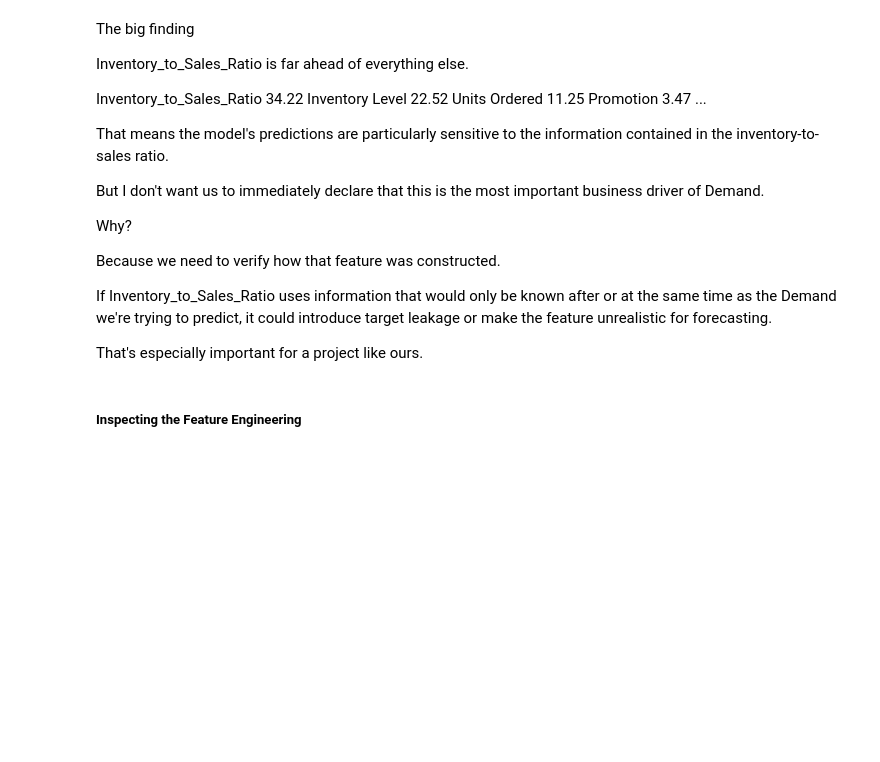
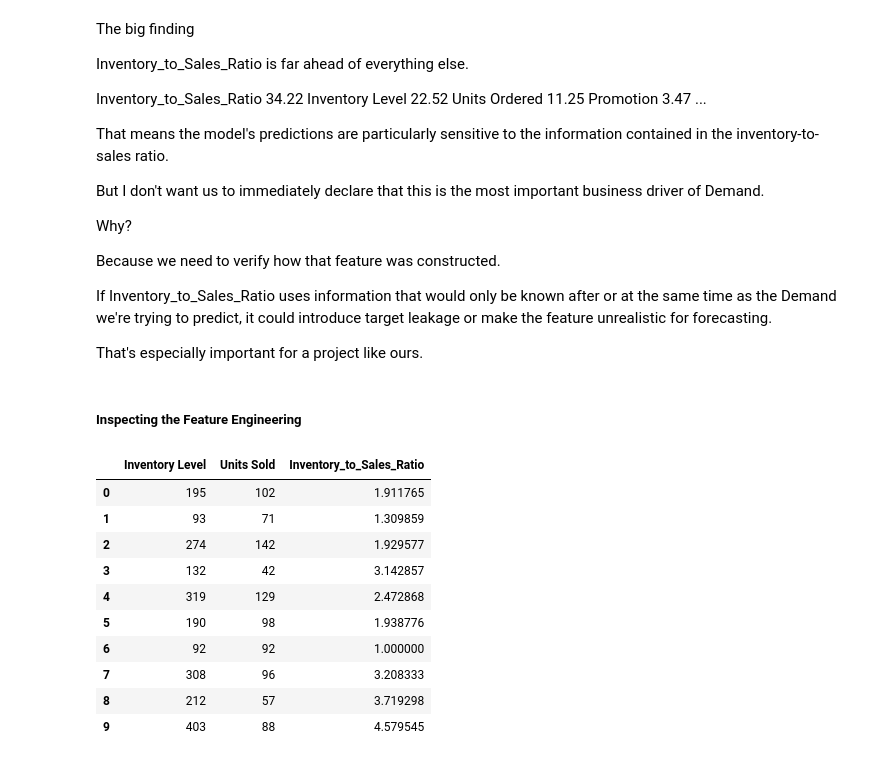
Before and after one commit to TejasMJ/retail-demand-intelligence, a Jupyter notebook: notebooks/07_model_explainability.ipynb, the cells around one changed output. Cells and saved outputs as stored; diff of their text form; code cells hidden in the pictures; blank space fills up the shorter version.

```diff
--- a/notebooks/07_model_explainability.ipynb
+++ b/notebooks/07_model_explainability.ipynb
@@ -257,3 +257,25 @@ If Inventory_to_Sales_Ratio uses information that would only be known after or a
 That's especially important for a project like ours.
 # %% [markdown]
 ##### Inspecting the Feature Engineering
+# %%
+# Inspecting the inventory-to-sales ratio.
+
+df[
+    [
+        'Inventory Level',
+        'Units Sold',
+        'Inventory_to_Sales_Ratio'
+    ]
+].head(10)
+# %% [output]
+|  | Inventory Level | Units Sold | Inventory_to_Sales_Ratio |
+| 0 | 195 | 102 | 1.911765 |
+| 1 | 93 | 71 | 1.309859 |
+| 2 | 274 | 142 | 1.929577 |
+| 3 | 132 | 42 | 3.142857 |
+| 4 | 319 | 129 | 2.472868 |
+| 5 | 190 | 98 | 1.938776 |
+| 6 | 92 | 92 | 1.000000 |
+| 7 | 308 | 96 | 3.208333 |
+| 8 | 212 | 57 | 3.719298 |
+| 9 | 403 | 88 | 4.579545 |
```
Also changed, not shown: parts of 29 cells of this notebook.
